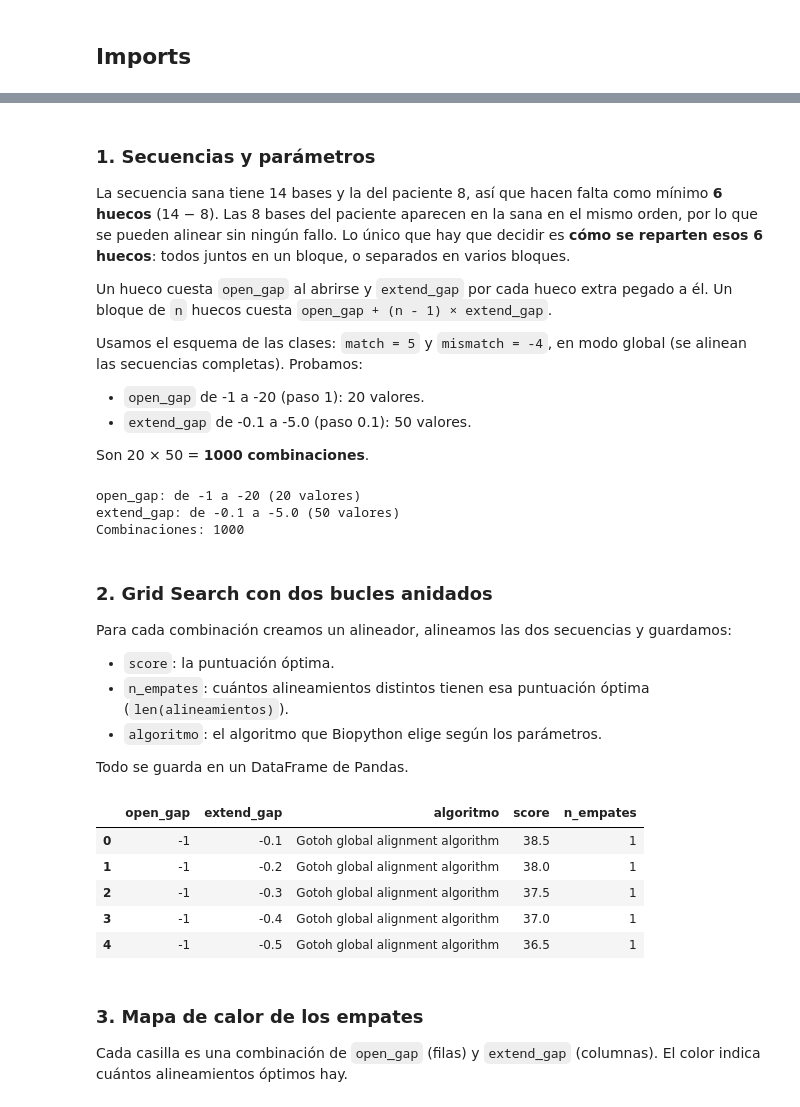
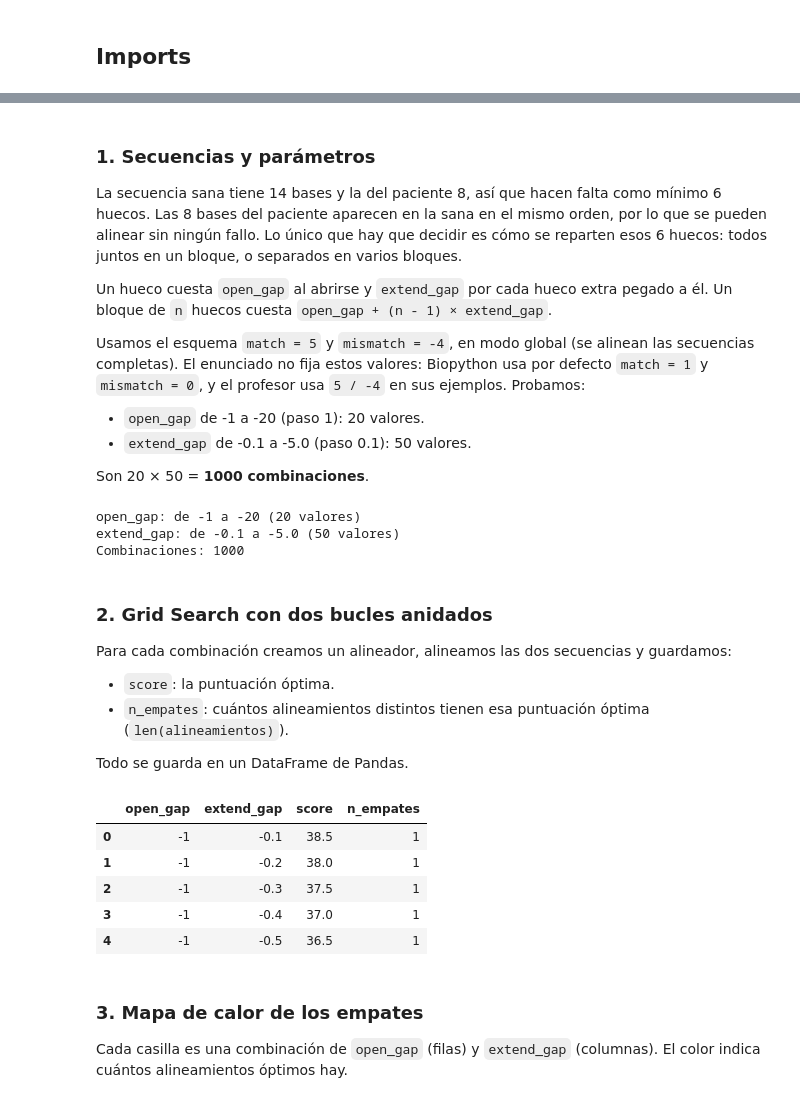
Before and after one commit to ArtHead-Devs/Practica-3-Hoja-Ejercicios, a Jupyter notebook: ejercicios.ipynb, the cells around one changed output, grey strips where cells are left out. Drawn from its saved outputs; the diff is of its cells as text; code cells hidden in the pictures.

```diff
--- a/ejercicios.ipynb
+++ b/ejercicios.ipynb
@@ -39,10 +41,10 @@ Haga alguna aportación adicional.
 # %% [markdown]
 ### 1. Secuencias y parámetros
-La secuencia sana tiene 14 bases y la del paciente 8, así que hacen falta como mínimo **6 huecos** (14 − 8). Las 8 bases del paciente aparecen en la sana en el mismo orden, por lo que se pueden alinear sin ningún fallo. Lo único que hay que decidir es **cómo se reparten esos 6 huecos**: todos juntos en un bloque, o separados en varios bloques.
+La secuencia sana tiene 14 bases y la del paciente 8, así que hacen falta como mínimo 6 huecos. Las 8 bases del paciente aparecen en la sana en el mismo orden, por lo que se pueden alinear sin ningún fallo. Lo único que hay que decidir es cómo se reparten esos 6 huecos: todos juntos en un bloque, o separados en varios bloques.
 
 Un hueco cuesta `open_gap` al abrirse y `extend_gap` por cada hueco extra pegado a él. Un bloque de `n` huecos cuesta `open_gap + (n - 1) × extend_gap`.
 
-Usamos el esquema de las clases: `match = 5` y `mismatch = -4`, en modo global (se alinean las secuencias completas). Probamos:
+Usamos el esquema `match = 5` y `mismatch = -4`, en modo global (se alinean las secuencias completas). El enunciado no fija estos valores: Biopython usa por defecto `match = 1` y `mismatch = 0`, y el profesor usa `5 / -4` en sus ejemplos. Probamos:
 - `open_gap` de -1 a -20 (paso 1): 20 valores.
 - `extend_gap` de -0.1 a -5.0 (paso 0.1): 50 valores.
 
@@ -66,40 +68,38 @@ Combinaciones: 1000
 Para cada combinación creamos un alineador, alineamos las dos secuencias y guardamos:
 - `score`: la puntuación óptima.
 - `n_empates`: cuántos alineamientos distintos tienen esa puntuación óptima (`len(alineamientos)`).
-- `algoritmo`: el algoritmo que Biopython elige según los parámetros.
 
 Todo se guarda en un DataFrame de Pandas.
 # %%
 filas = []
 
 for open_gap in valores_open:
     for extend_gap in valores_extend:
         alineador = PairwiseAligner()
         alineador.mode = "global"
         alineador.match_score = 5
         alineador.mismatch_score = -4
         alineador.open_gap_score = open_gap
         alineador.extend_gap_score = extend_gap
 
         alineamientos = alineador.align(seq_sana, seq_paciente)
 
         filas.append({
             "open_gap": open_gap,
             "extend_gap": extend_gap,
-            "algoritmo": alineador.algorithm,
             "score": alineamientos.score,
             "n_empates": len(alineamientos),
         })
 
 df = pd.DataFrame(filas)
 df.head()
 # %% [output]
-|  | open_gap | extend_gap | algoritmo | score | n_empates |
-| 0 | -1 | -0.1 | Gotoh global alignment algorithm | 38.5 | 1 |
-| 1 | -1 | -0.2 | Gotoh global alignment algorithm | 38.0 | 1 |
-| 2 | -1 | -0.3 | Gotoh global alignment algorithm | 37.5 | 1 |
-| 3 | -1 | -0.4 | Gotoh global alignment algorithm | 37.0 | 1 |
-| 4 | -1 | -0.5 | Gotoh global alignment algorithm | 36.5 | 1 |
+|  | open_gap | extend_gap | score | n_empates |
+| 0 | -1 | -0.1 | 38.5 | 1 |
+| 1 | -1 | -0.2 | 38.0 | 1 |
+| 2 | -1 | -0.3 | 37.5 | 1 |
+| 3 | -1 | -0.4 | 37.0 | 1 |
+| 4 | -1 | -0.5 | 36.5 | 1 |
 # %% [markdown]
 ### 3. Mapa de calor de los empates
 Cada casilla es una combinación de `open_gap` (filas) y `extend_gap` (columnas). El color indica cuántos alineamientos óptimos hay.
```
Also changed, not shown: parts of 31 cells of this notebook, 3 other files.
